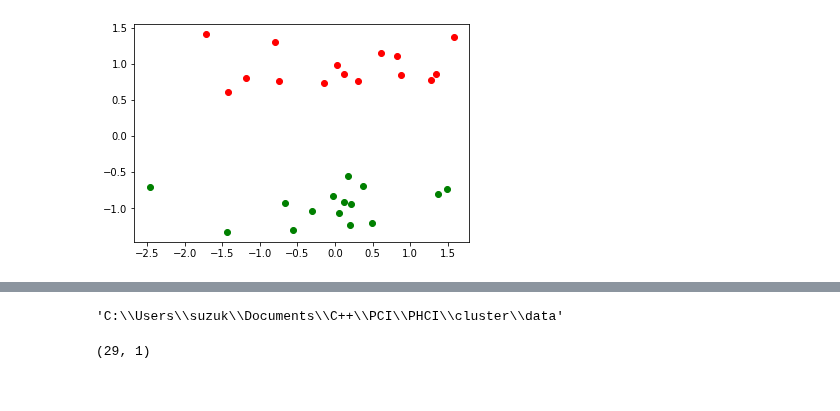
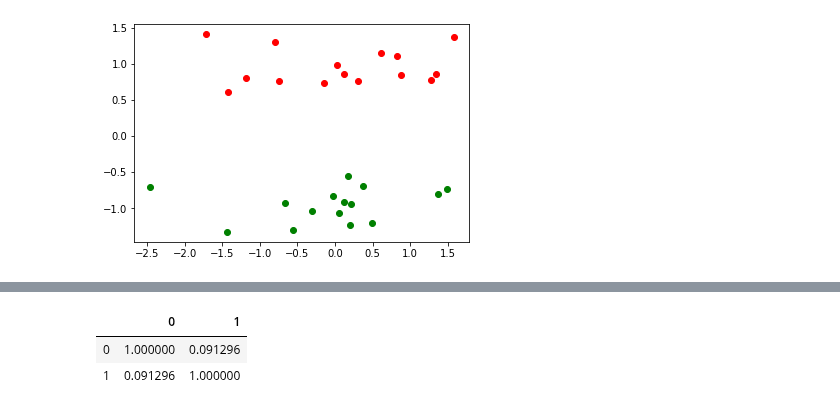
Before and after one commit to takeuchi-lab/Post-Hierarchical-Clustering-Inference, a Jupyter notebook: cluster/data/create_demo_data.ipynb, the cells around one changed output, grey strips where cells are left out. Drawn from its saved outputs; the diff is of its cells as text; code cells hidden in the pictures.

```diff
--- a/cluster/data/create_demo_data.ipynb
+++ b/cluster/data/create_demo_data.ipynb
@@ -98,7 +102,3 @@ sigma.to_csv("demo_sigma.csv", header=None, index=False)
 xi = pd.DataFrame([1.0])
 # %%
 xi.to_csv("demo_xi.csv", header=None, index=False)
-# %%
-pwd
-# %% [output]
-'C:\\Users\\suzuk\\Documents\\C++\\PCI\\PHCI\\cluster\\data'
@@ -107,4 +105,6 @@ sep = pd.read_csv("../result/selective_p.csv", header=None).values
-# %%
-sep
-# %% [output]
-(29, 1)
+# %%
+demo.cov()
+# %% [output]
+|  | 0 | 1 |
+| 0 | 1.000000 | 0.091296 |
+| 1 | 0.091296 | 1.000000 |
```
Also changed, not shown: parts of 6 cells of this notebook, 23 other files.
